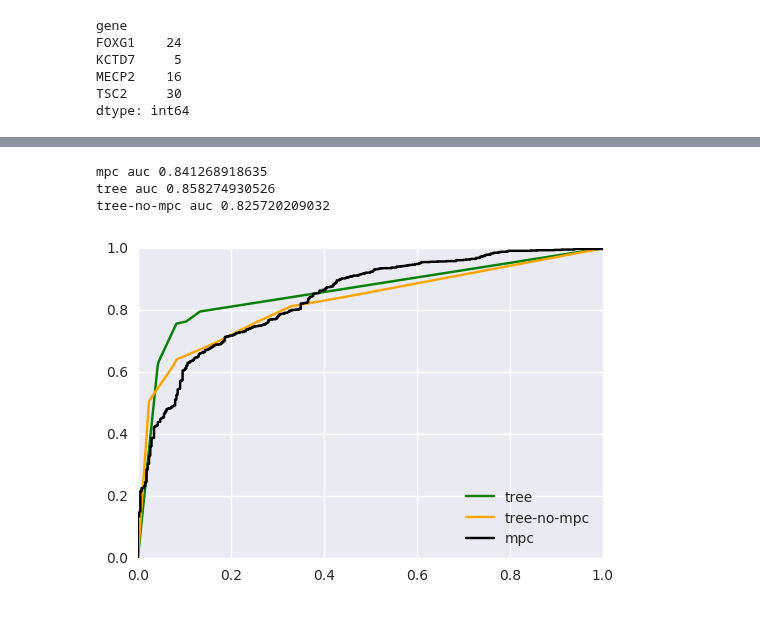
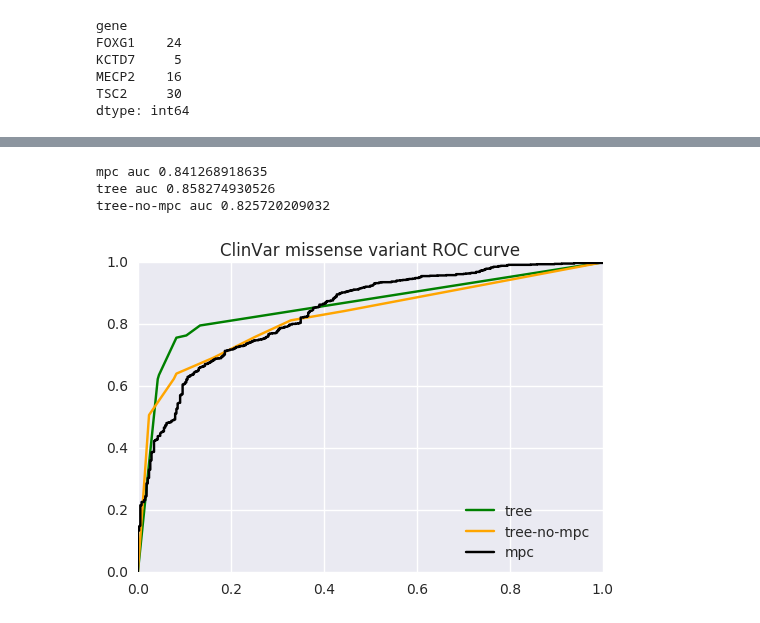
Before and after one commit to samesense/pathopredictor, a Jupyter notebook: notebooks/predict-for-missense-clinvar-union_features.ipynb, the cells around one changed output, grey strips where cells are left out. Saved outputs shown, nothing was run; the diff lists cells and outputs as text; code cells hidden in the pictures.

```diff
--- a/notebooks/predict-for-missense-clinvar-union_features.ipynb
+++ b/notebooks/predict-for-missense-clinvar-union_features.ipynb
@@ -231,19 +240,20 @@ HTML('<iframe src=./mtr_tree.full.nompc.pdf width=1000 height=500></iframe>')
 # %%
 #X_clin, y_clin = clinvar_df[cols], clinvar_df['y']
 #preds = tree_clf.predict_proba(X_clin)
 #fpr_tree, tpr_tree, _ = metrics.roc_curve(y_clin, [x[1] for x in preds], pos_label=1)
 #tree_auc = metrics.auc(fpr_tree, tpr_tree)
 #mpc_auc = metrics.auc(fpr_mpc, tpr_mpc)
 print('mpc auc', mpc_auc)
 print('tree auc', tree_auc)
 print('tree-no-mpc auc', tree_auc_nm)
 plt.plot(fpr_tree, tpr_tree, label='tree', color='green')
 plt.plot(fpr_tree_nm, tpr_tree_nm, label='tree-no-mpc', color='orange')
 plt.plot(fpr_mpc, tpr_mpc, label='mpc', color='black')
 plt.legend(loc=4)
+plt.title('ClinVar missense variant ROC curve')
 plt.savefig('../docs/plots/missense_clinvar_roc_feature_union.png')
 # %% [output]
 mpc auc 0.841268918635
 tree auc 0.858274930526
 tree-no-mpc auc 0.825720209032
-[figure, old version]
+[figure, new version]
```
Also changed, not shown: parts of 1 cell of this notebook, 7 other files.
